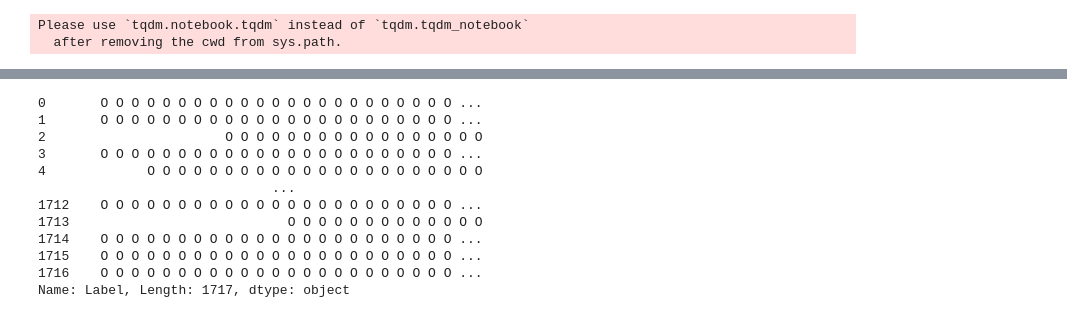
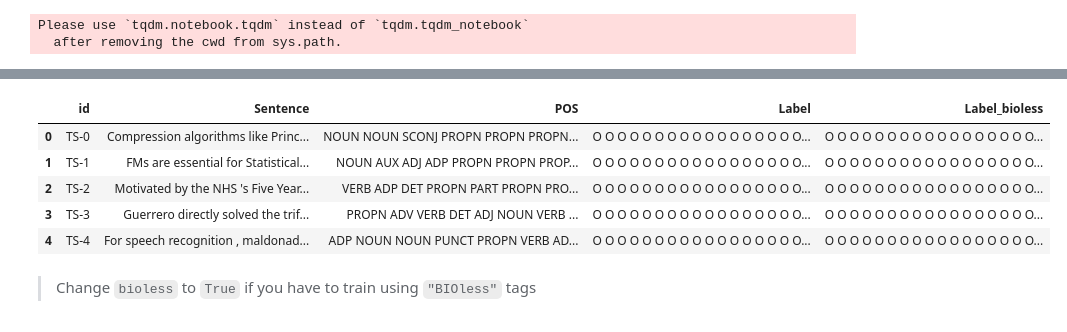
Before and after one commit to aadarshsingh191198/AAAI-21-SDU-shared-task-1-AI, a Jupyter notebook: notebooks/Tagging_using_CRF.ipynb, the cells around one changed output, grey strips where cells are left out. Cells and saved outputs as stored; diff of their text form; code cells hidden in the pictures.

```diff
--- a/notebooks/Tagging_using_CRF.ipynb
+++ b/notebooks/Tagging_using_CRF.ipynb
@@ -181,17 +203,14 @@ train.head()
 # %%
 test['Label'] = test['Sentence'].apply(lambda x: ' '.join(['O']*len(x.split())))
-test['Label']
+test['Label_bioless'] = test['Sentence'].apply(lambda x: ' '.join(['O']*len(x.split())))
+test.head()
 # %% [output]
-0       O O O O O O O O O O O O O O O O O O O O O O O ...
-1       O O O O O O O O O O O O O O O O O O O O O O O ...
-2                       O O O O O O O O O O O O O O O O O
-3       O O O O O O O O O O O O O O O O O O O O O O O ...
-4             O O O O O O O O O O O O O O O O O O O O O O
-                              ...
-1712    O O O O O O O O O O O O O O O O O O O O O O O ...
-1713                            O O O O O O O O O O O O O
-1714    O O O O O O O O O O O O O O O O O O O O O O O ...
-1715    O O O O O O O O O O O O O O O O O O O O O O O ...
-1716    O O O O O O O O O O O O O O O O O O O O O O O ...
-Name: Label, Length: 1717, dtype: object
+|  | id | Sentence | POS | Label | Label_bioless |
+| 0 | TS-0 | Compression algorithms like Princ... | NOUN NOUN SCONJ PROPN PROPN PROPN... | O O O O O O O O O O O O O O O O O... | O O O O O O O O O O O O O O O O O... |
+| 1 | TS-1 | FMs are essential for Statistical... | NOUN AUX ADJ ADP PROPN PROPN PROP... | O O O O O O O O O O O O O O O O O... | O O O O O O O O O O O O O O O O O... |
+| 2 | TS-2 | Motivated by the NHS 's Five Year... | VERB ADP DET PROPN PART PROPN PRO... | O O O O O O O O O O O O O O O O O... | O O O O O O O O O O O O O O O O O... |
+| 3 | TS-3 | Guerrero directly solved the trif... | PROPN ADV VERB DET ADJ NOUN VERB ... | O O O O O O O O O O O O O O O O O... | O O O O O O O O O O O O O O O O O... |
+| 4 | TS-4 | For speech recognition , maldonad... | ADP NOUN NOUN PUNCT PROPN VERB AD... | O O O O O O O O O O O O O O O O O... | O O O O O O O O O O O O O O O O O... |
+# %% [markdown]
+> Change `bioless` to `True` if you have to train using `"BIOless"` tags
 # %%
```
Also changed, not shown: parts of 36 cells of this notebook.
